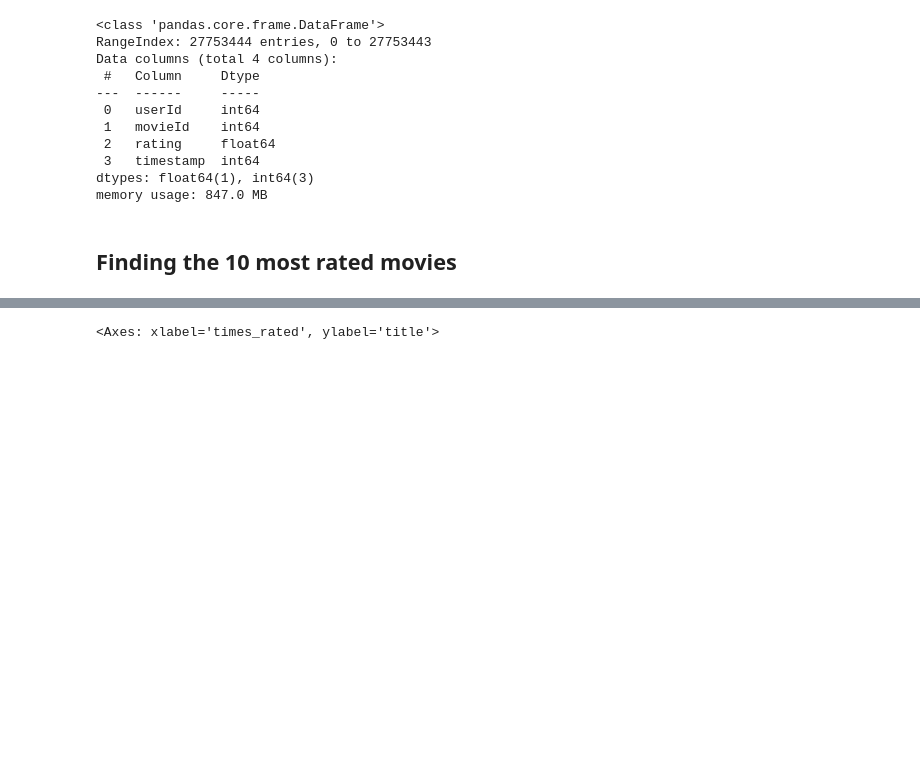
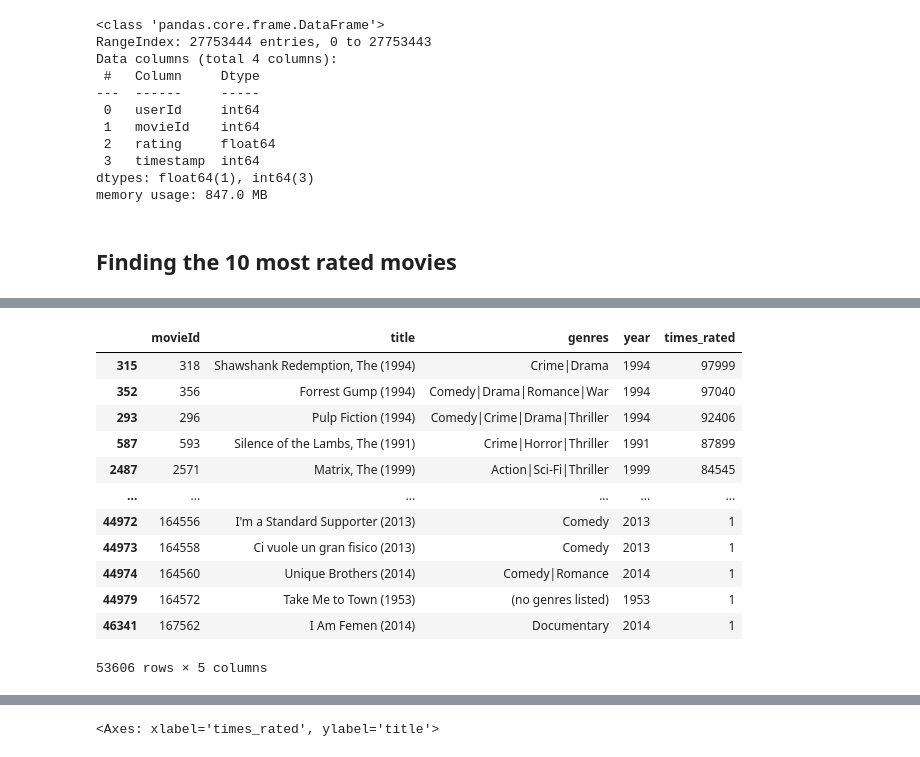
Before and after one commit to Razjoh/Machine-learning-Rasmus-Johansson, a Jupyter notebook: Labb/EDA.ipynb, the cells around one changed output, grey strips where cells are left out. Saved outputs shown, nothing was run; the diff lists cells and outputs as text; code cells hidden in the pictures; blank space fills up the shorter version.

```diff
--- a/Labb/EDA.ipynb
+++ b/Labb/EDA.ipynb
@@ -91,2 +95,17 @@ most_rated_movies
 # %%
 most_rated_movies = most_rated_movies.join(most_rated.set_index("movieId"), on="movieId").sort_values("times_rated", ascending=False)
+most_rated_movies
+# %% [output]
+|  | movieId | title | genres | year | times_rated |
+| 315 | 318 | Shawshank Redemption, The (1994) | Crime|Drama | 1994 | 97999 |
+| 352 | 356 | Forrest Gump (1994) | Comedy|Drama|Romance|War | 1994 | 97040 |
+| 293 | 296 | Pulp Fiction (1994) | Comedy|Crime|Drama|Thriller | 1994 | 92406 |
+| 587 | 593 | Silence of the Lambs, The (1991) | Crime|Horror|Thriller | 1991 | 87899 |
+| 2487 | 2571 | Matrix, The (1999) | Action|Sci-Fi|Thriller | 1999 | 84545 |
+| ... | ... | ... | ... | ... | ... |
+| 44972 | 164556 | I'm a Standard Supporter (2013) | Comedy | 2013 | 1 |
+| 44973 | 164558 | Ci vuole un gran fisico (2013) | Comedy | 2013 | 1 |
+| 44974 | 164560 | Unique Brothers (2014) | Comedy|Romance | 2014 | 1 |
+| 44979 | 164572 | Take Me to Town (1953) | (no genres listed) | 1953 | 1 |
+| 46341 | 167562 | I Am Femen (2014) | Documentary | 2014 | 1 |
+53606 rows × 5 columns
```
Also changed, not shown: parts of 5 cells of this notebook.
